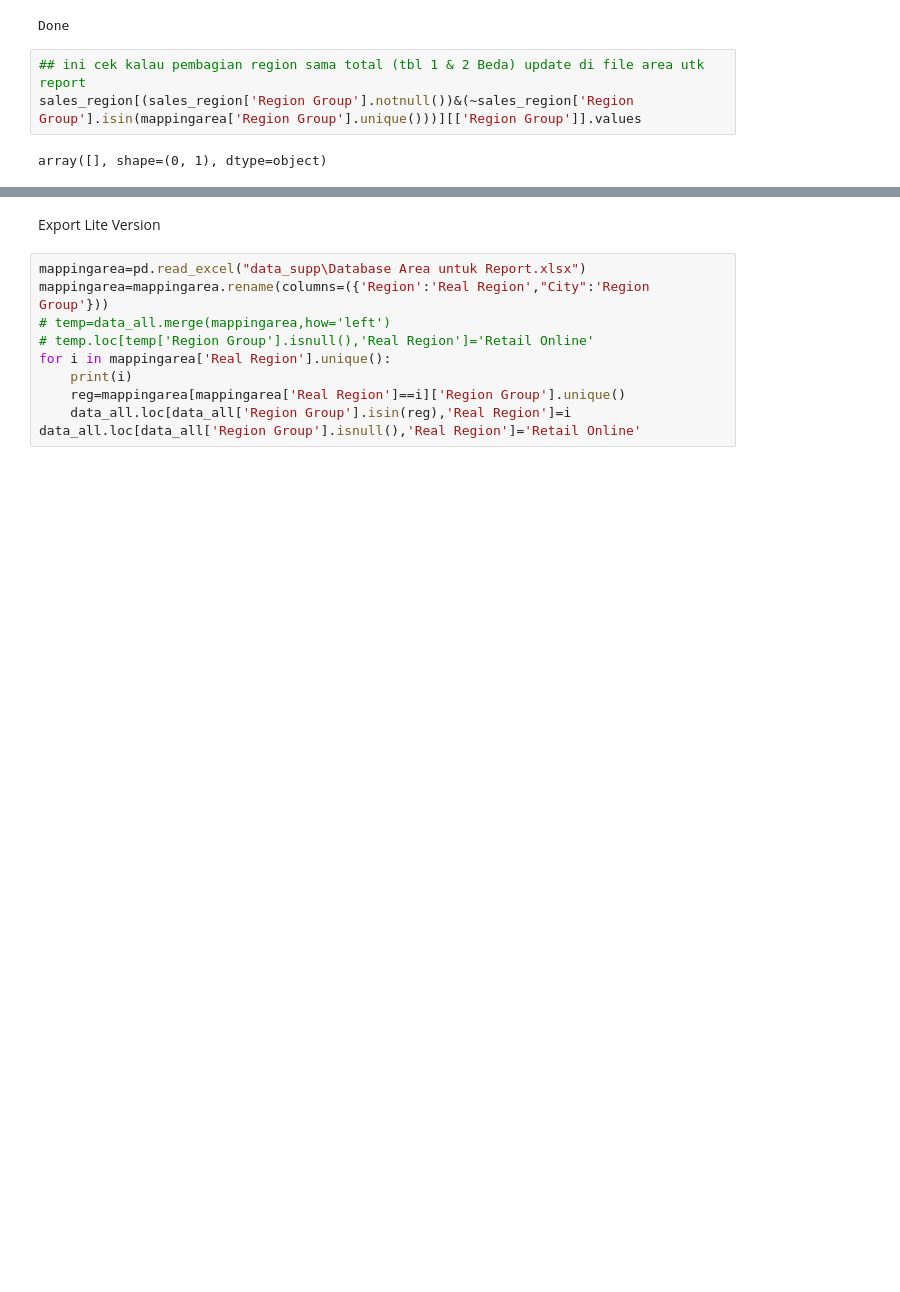
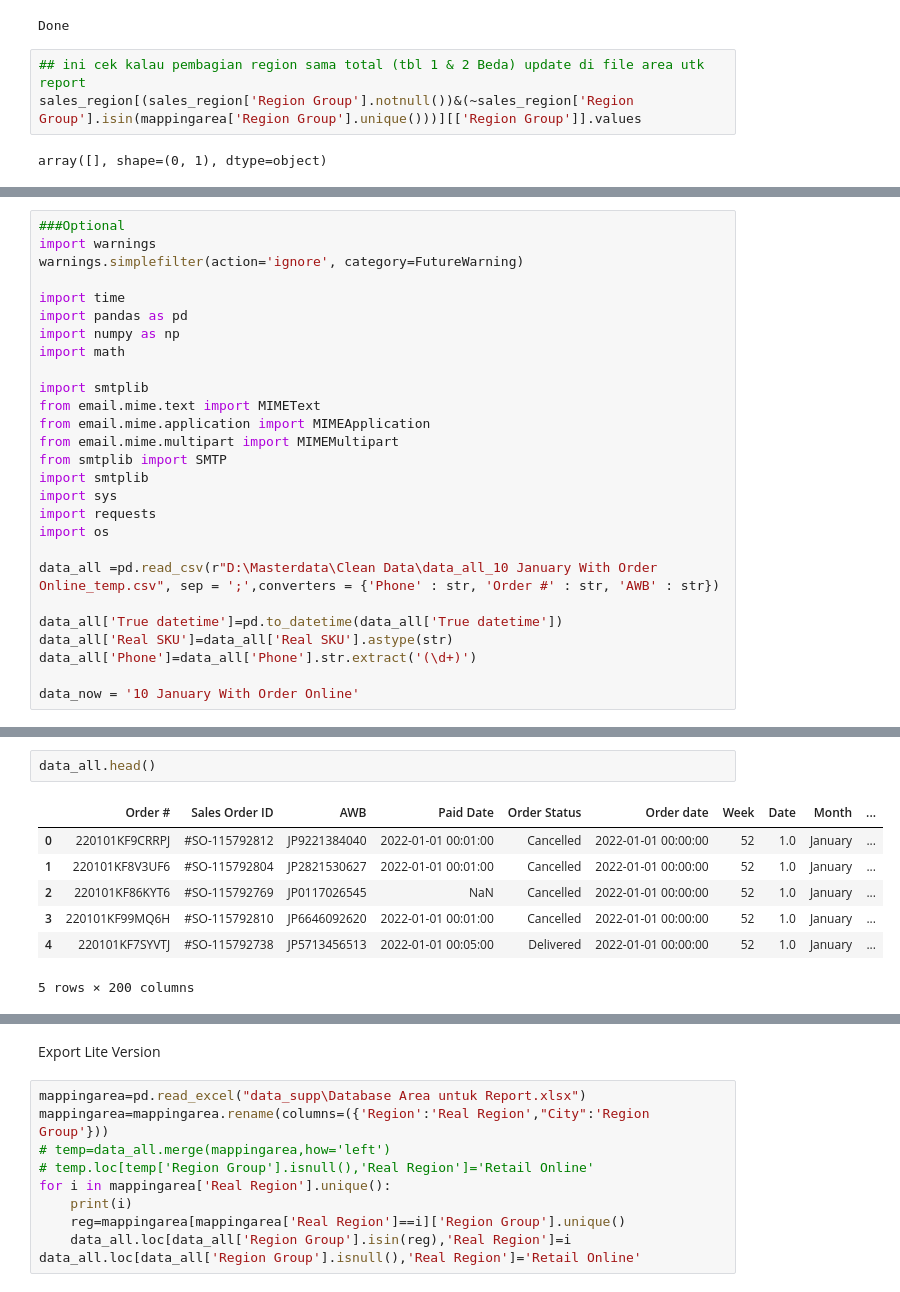
Before and after one commit to nutrimartid/masterdata, a Jupyter notebook: Update 7- Clean.ipynb, the cells around one changed output, grey strips where cells are left out. Saved outputs shown, nothing was run; the diff lists cells and outputs as text; blank space fills up the shorter version.

```diff
--- a/Update 7- Clean.ipynb
+++ b/Update 7- Clean.ipynb
@@ -12792,3 +13077,30 @@ Msg.Send()
+# %%
+###Optional
+import warnings
+warnings.simplefilter(action='ignore', category=FutureWarning)
+
+import time
+import pandas as pd
+import numpy as np
+import math
+
+import smtplib
+from email.mime.text import MIMEText
+from email.mime.application import MIMEApplication
+from email.mime.multipart import MIMEMultipart
+from smtplib import SMTP
+import smtplib
+import sys
+import requests
+import os
+
+data_all =pd.read_csv(r"D:\Masterdata\Clean Data\data_all_10 January With Order Online_temp.csv", sep = ';',converters = {'Phone' : str, 'Order #' : str, 'AWB' : str})
+
+data_all['True datetime']=pd.to_datetime(data_all['True datetime'])
+data_all['Real SKU']=data_all['Real SKU'].astype(str)
+data_all['Phone']=data_all['Phone'].str.extract('(\d+)')
+
+data_now = '10 January With Order Online'
 # %%
 ### run 14
 ### export masterdata
@@ -12796,0 +13124,10 @@ data_all.to_csv(r'D:\Masterdata\Clean Data\data_all_' + data_now + '.csv', sep =
+# %%
+data_all.head()
+# %% [output]
+|  | Order # | Sales Order ID | AWB | Paid Date | Order Status | Order date | Week | Date | Month | ... |
+| 0 | 220101KF9CRRPJ | #SO-115792812 | JP9221384040 | 2022-01-01 00:01:00 | Cancelled | 2022-01-01 00:00:00 | 52 | 1.0 | January | ... |
+| 1 | 220101KF8V3UF6 | #SO-115792804 | JP2821530627 | 2022-01-01 00:01:00 | Cancelled | 2022-01-01 00:00:00 | 52 | 1.0 | January | ... |
+| 2 | 220101KF86KYT6 | #SO-115792769 | JP0117026545 | NaN | Cancelled | 2022-01-01 00:00:00 | 52 | 1.0 | January | ... |
+| 3 | 220101KF99MQ6H | #SO-115792810 | JP6646092620 | 2022-01-01 00:01:00 | Cancelled | 2022-01-01 00:00:00 | 52 | 1.0 | January | ... |
+| 4 | 220101KF7SYVTJ | #SO-115792738 | JP5713456513 | 2022-01-01 00:05:00 | Delivered | 2022-01-01 00:00:00 | 52 | 1.0 | January | ... |
+5 rows × 200 columns
```
Also changed, not shown: parts of 39 cells of this notebook, 4 other files.
